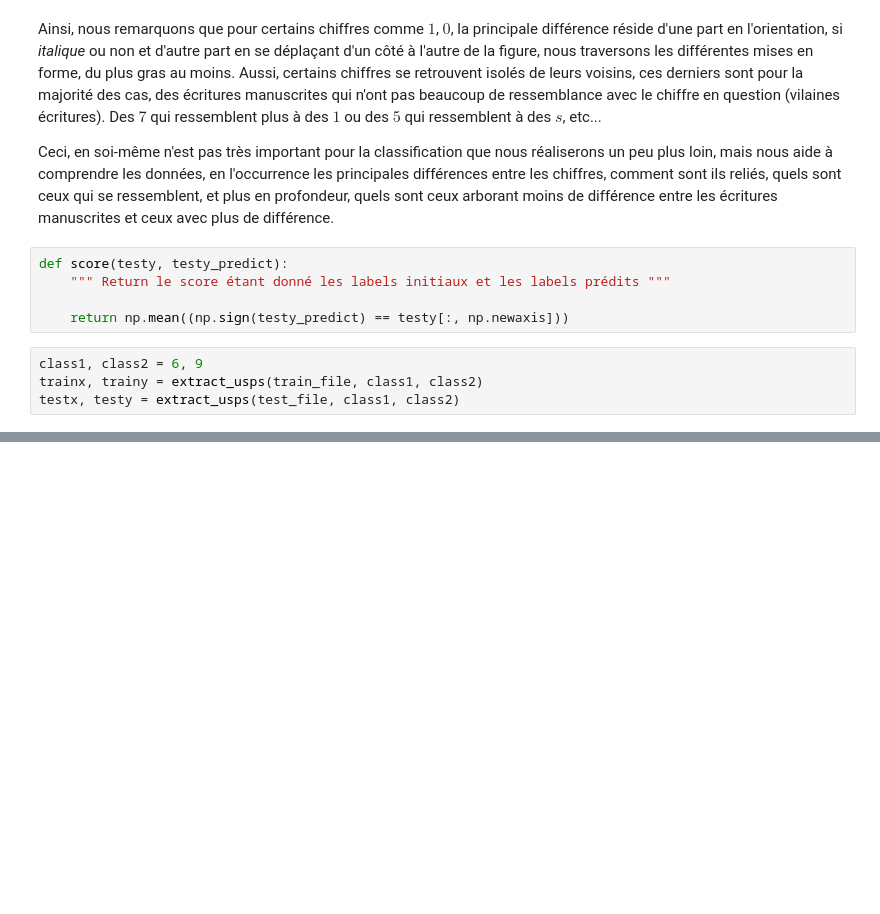
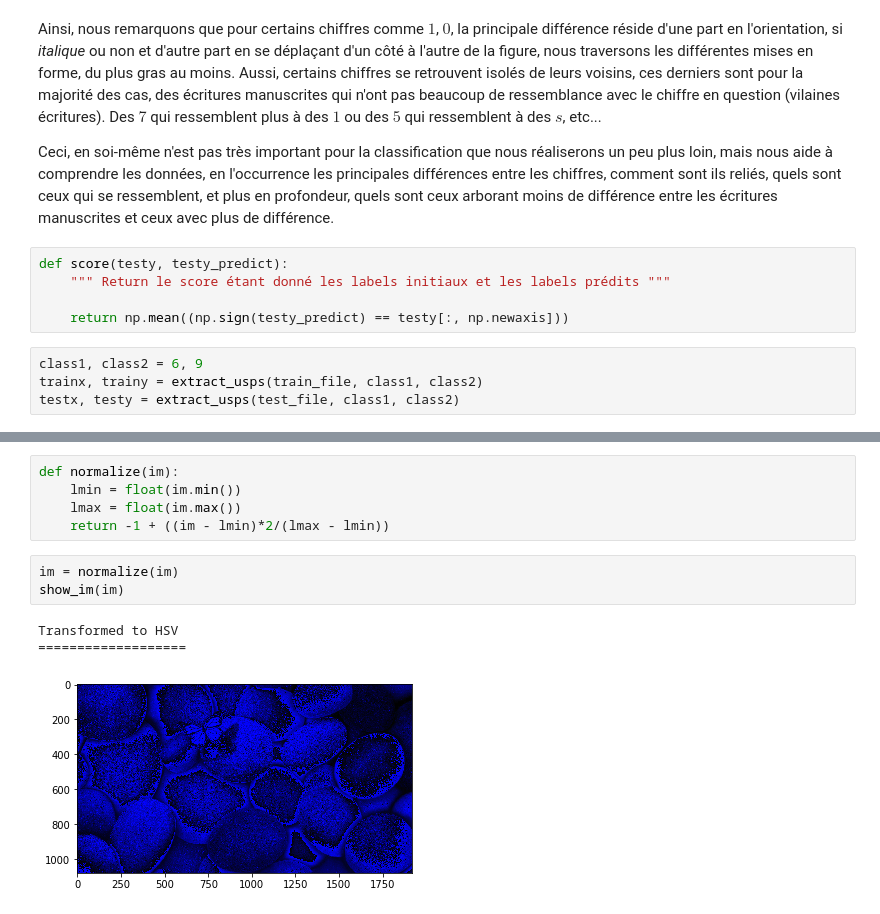
Before and after one commit to ATidiane/ARF, a Jupyter notebook: InpaintingProject/inpainting.ipynb, the cells around one changed output, grey strips where cells are left out. Cells and saved outputs as stored; diff of their text form; blank space fills up the shorter version.

```diff
--- a/InpaintingProject/inpainting.ipynb
+++ b/InpaintingProject/inpainting.ipynb
@@ -248,0 +320,12 @@ Score de bonne classification :
+# %%
+def normalize(im):
+    lmin = float(im.min())
+    lmax = float(im.max())
+    return -1 + ((im - lmin)*2/(lmax - lmin))
+# %%
+im = normalize(im)
+show_im(im)
+# %% [output]
+Transformed to HSV
+===================
+[figure, added]
```
Also changed, not shown: parts of 11 cells of this notebook, 3 other files.
